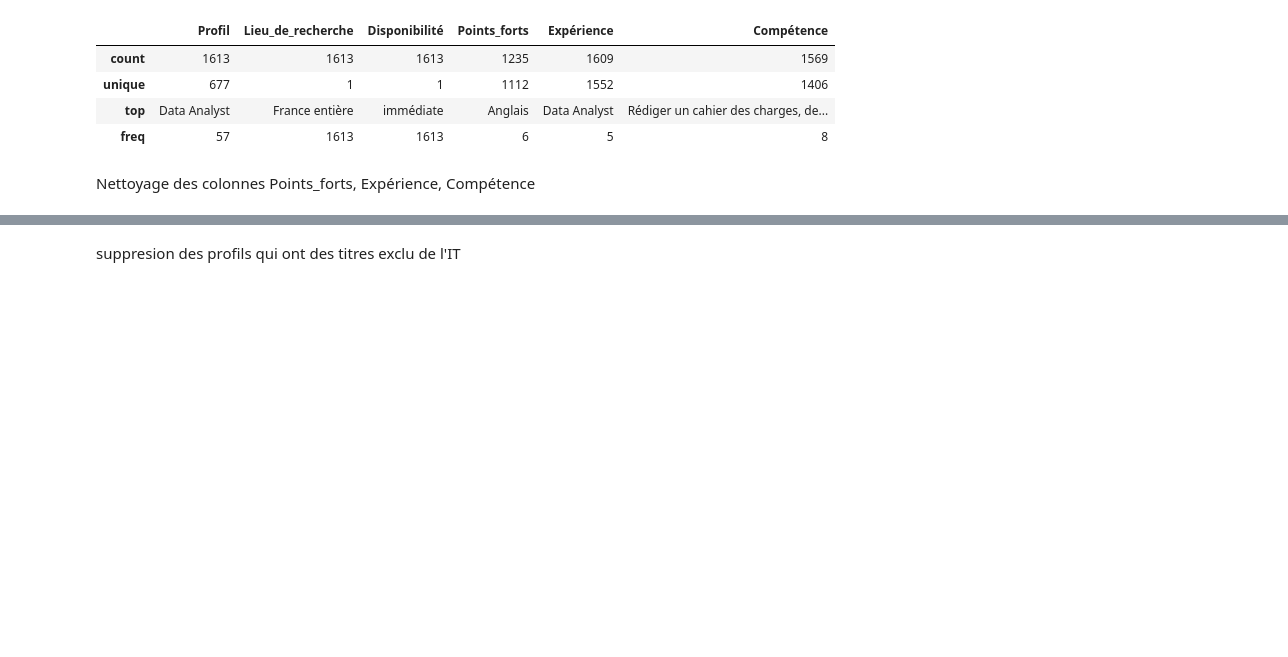
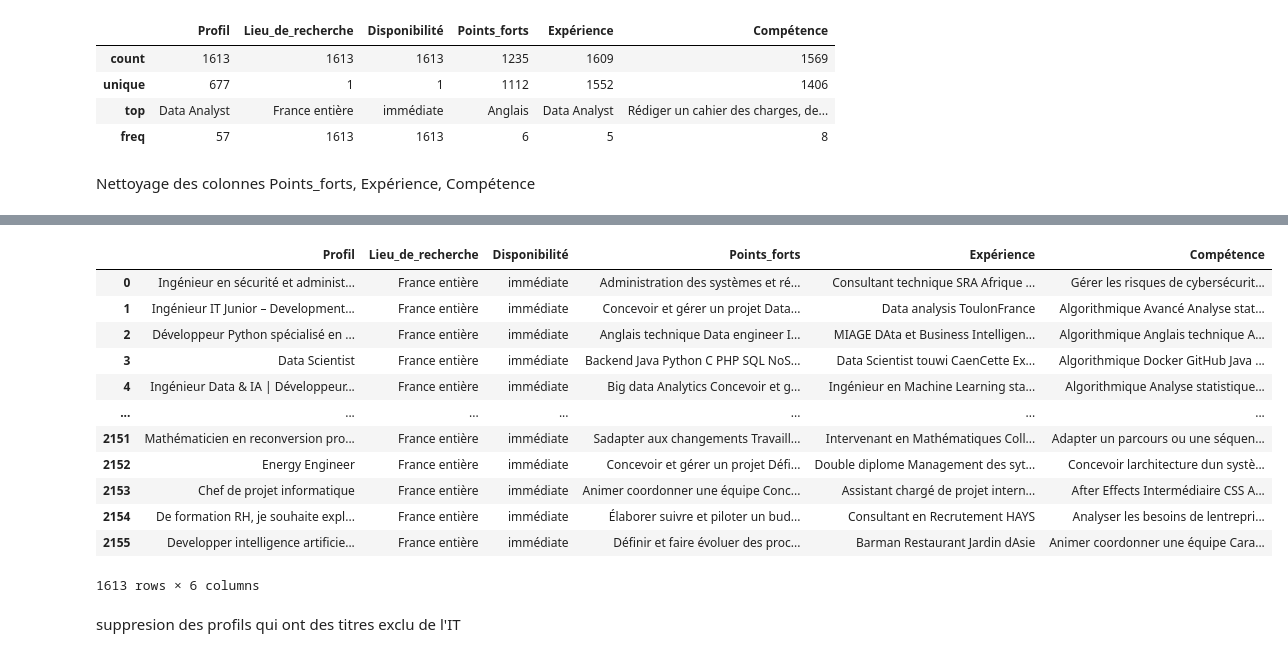
Before and after one commit to melly704/Match_RH_ydays, a Jupyter notebook: clean_data.ipynb, the cells around one changed output, grey strips where cells are left out. Cells and saved outputs as stored; diff of their text form; code cells hidden in the pictures; blank space fills up the shorter version.

Commit message:
Dataset Profil nettoyé (df_profile_cleaned)

```diff
--- a/clean_data.ipynb
+++ b/clean_data.ipynb
@@ -180,3 +186,19 @@ for col in colonnes_a_nettoyer:
+# %%
+df_profile_cleaned
+# %% [output]
+|  | Profil | Lieu_de_recherche | Disponibilité | Points_forts | Expérience | Compétence |
+| 0 | Ingénieur en sécurité et administ... | France entière | immédiate | Administration des systèmes et ré... | Consultant technique SRA Afrique ... | Gérer les risques de cybersécurit... |
+| 1 | Ingénieur IT Junior – Development... | France entière | immédiate | Concevoir et gérer un projet Data... | Data analysis ToulonFrance | Algorithmique Avancé Analyse stat... |
+| 2 | Développeur Python spécialisé en ... | France entière | immédiate | Anglais technique Data engineer I... | MIAGE DAta et Business Intelligen... | Algorithmique Anglais technique A... |
+| 3 | Data Scientist | France entière | immédiate | Backend Java Python C PHP SQL NoS... | Data Scientist touwi CaenCette Ex... | Algorithmique Docker GitHub Java ... |
+| 4 | Ingénieur Data & IA | Développeur... | France entière | immédiate | Big data Analytics Concevoir et g... | Ingénieur en Machine Learning sta... | Algorithmique Analyse statistique... |
+| ... | ... | ... | ... | ... | ... | ... |
+| 2151 | Mathématicien en reconversion pro... | France entière | immédiate | Sadapter aux changements Travaill... | Intervenant en Mathématiques Coll... | Adapter un parcours ou une séquen... |
+| 2152 | Energy Engineer | France entière | immédiate | Concevoir et gérer un projet Défi... | Double diplome Management des syt... | Concevoir larchitecture dun systè... |
+| 2153 | Chef de projet informatique | France entière | immédiate | Animer coordonner une équipe Conc... | Assistant chargé de projet intern... | After Effects Intermédiaire CSS A... |
+| 2154 | De formation RH, je souhaite expl... | France entière | immédiate | Élaborer suivre et piloter un bud... | Consultant en Recrutement HAYS | Analyser les besoins de lentrepri... |
+| 2155 | Developper intelligence artificie... | France entière | immédiate | Définir et faire évoluer des proc... | Barman Restaurant Jardin dAsie | Animer coordonner une équipe Cara... |
+1613 rows × 6 columns
 # %% [markdown]
 suppresion des profils qui ont des titres exclu de l'IT
 # %%
```
Also changed, not shown: parts of 7 cells of this notebook.
